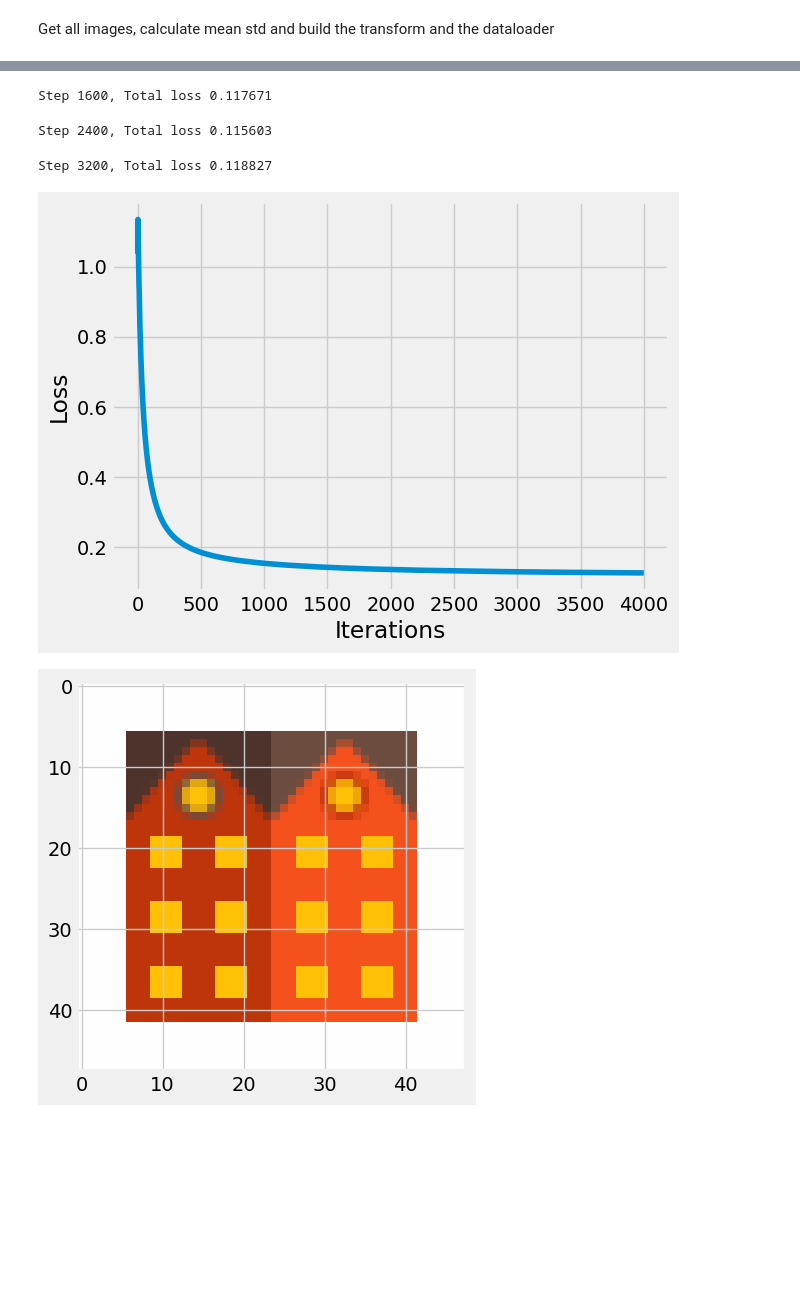
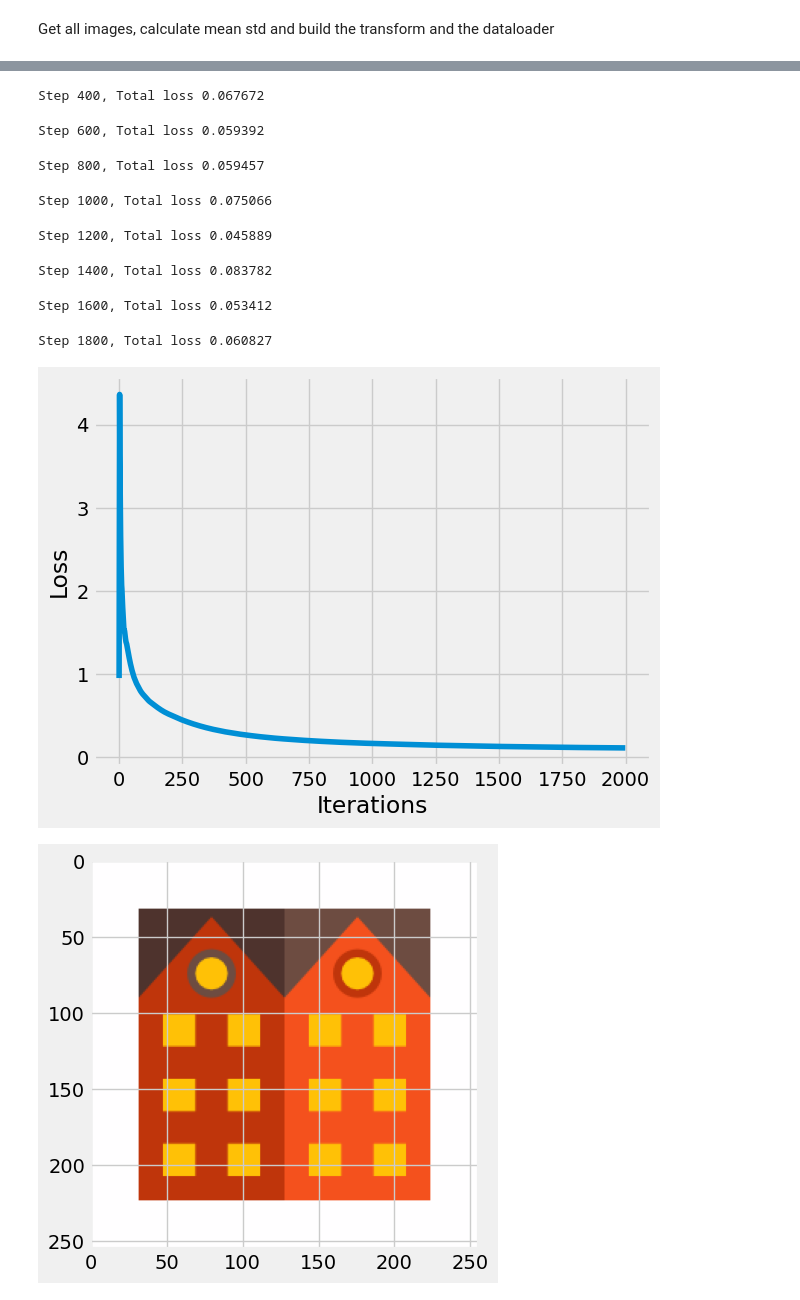
Before and after one commit to tsahiasher/ImplicitEx, a Jupyter notebook: Implicit_2b.ipynb, the cells around one changed output, grey strips where cells are left out. Cells and saved outputs as stored; diff of their text form; code cells hidden in the pictures; blank space fills up the shorter version.

```diff
--- a/Implicit_2b.ipynb
+++ b/Implicit_2b.ipynb
@@ -40,16 +43,15 @@ class Autoencoder(nn.Module):
             nn.LeakyReLU(True),
             nn.MaxPool2d(kernel_size=2, stride=2),
             nn.Flatten(),
-            nn.Linear(8 * 12 * 12, 256),
+            nn.Linear(8 * linear_size * linear_size, latent_size),
             nn.LeakyReLU(True),
-            nn.Dropout(0.2)
         )
 
         # Decoder layers
         self.decoder = nn.Sequential(
-            nn.Linear(256, 8 * 12 * 12),
+            nn.Linear(latent_size, 8 * linear_size * linear_size),
             nn.LeakyReLU(True),
-            nn.Unflatten(1, (8, 12, 12)),
+            nn.Unflatten(1, (8, linear_size, linear_size)),
             nn.ConvTranspose2d(8, 16, kernel_size=2, stride=2),
             nn.LeakyReLU(True),
             nn.ConvTranspose2d(16, 3, kernel_size=2, stride=2)
@@ -74,21 +76,22 @@ class ImageDataset(Dataset):
     def __len__(self):
         return len(self.data)
 
-img_dir = '/content/drive/MyDrive/Colab Notebooks/data/48/*.png'
+img_dir = f'/content/drive/MyDrive/Colab Notebooks/data/{image_resolution}/*.png'
 images = imread_collection(img_dir)
 imagesData = np.stack([img[:, :, :3] for img in images])
 mean = np.mean(imagesData, axis=(0, 1, 2)) / 255
 std = np.std(imagesData, axis=(0, 1, 2)) / 255
 transform = Compose([
     ToTensor(),
+    #Resize(image_resolution),
     Normalize(mean, std)
 ])
 
 imageDataSet = ImageDataset(imagesData, transform)
-dataloader = DataLoader(imageDataSet, batch_size=100, pin_memory=True, num_workers=0, shuffle=False)
+dataloader = DataLoader(imageDataSet, batch_size=batch_size, pin_memory=True, num_workers=0, shuffle=False)
 # %%
-def show_image(im):
-    normalized_img = np.moveaxis(im.view(3, image_resolution, image_resolution).cpu().detach().numpy(), 0, 2)
+def show_image(im, res):
+    normalized_img = np.moveaxis(im.view(3, res, res).cpu().detach().numpy(), 0, 2)
     plt.imshow(np.clip(255 * (normalized_img * std + mean), 0, 255).astype(np.int32))
     plt.show()
 # %%
@@ -97,9 +100,9 @@ def train():
     batch_losses = []
     train_losses = []
 
-    epocs = 4000
-    steps_til_summary = int(epocs/ 5)
-    loss_function = nn.MSELoss()
+    epocs = 2000
+    steps_til_summary = int(epocs/ 10)
+    loss_function = nn.L1Loss()
     optim = torch.optim.Adam(model.parameters(), lr = 0.01, weight_decay=1e-8)
 
     for step in tqdm(range(epocs)):
@@ -124,12 +127,12 @@ def train():
     plt.plot(train_losses)
     plt.show()
 
-    show_image(images[0])
-    show_image(model_output[0])
+    show_image(images[0], image_resolution)
+    show_image(model_output[0], image_resolution)
 
     return model
 # %%
-model_name = '/content/drive/MyDrive/Colab Notebooks/implicit_2b.pt'
+model_name = f'/content/drive/MyDrive/Colab Notebooks/implicit_2b_{image_resolution}.pt'
 if exists(model_name):
     loaded_state_dict = torch.load(model_name)
     model = Autoencoder().to(device)
@@ -144,5 +147,10 @@ Step 800, Total loss 0.122001
-Step 1600, Total loss 0.117671
+Step 400, Total loss 0.067672
-Step 2400, Total loss 0.115603
+Step 600, Total loss 0.059392
-Step 3200, Total loss 0.118827
+Step 800, Total loss 0.059457
+Step 1000, Total loss 0.075066
+Step 1200, Total loss 0.045889
+Step 1400, Total loss 0.083782
+Step 1600, Total loss 0.053412
+Step 1800, Total loss 0.060827
-[figure, old version]
+[figure, new version]
-[figure, old version]
+[figure, new version]
```
Also changed, not shown: parts of 3 cells of this notebook, 1 other file.
